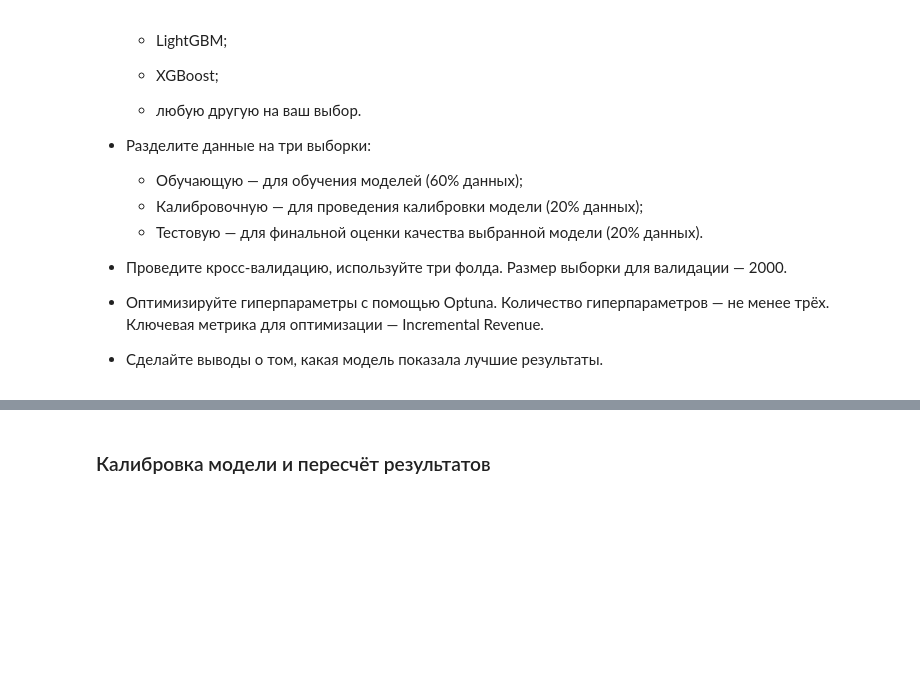
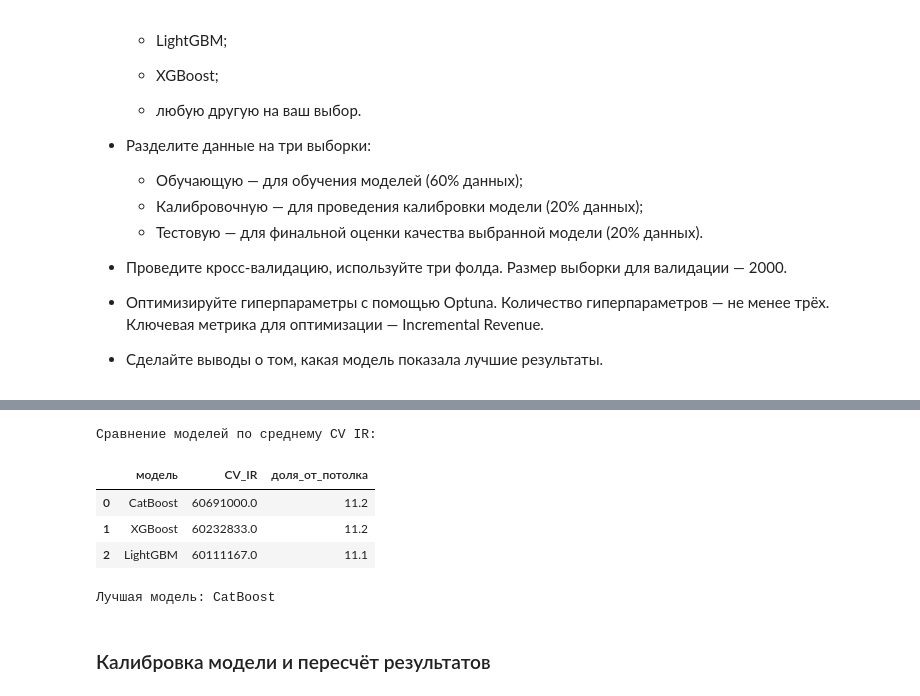
Before and after one commit to 2Myaka2/DataScience_projects, a Jupyter notebook: project4_final.ipynb, the cells around one changed output, grey strips where cells are left out. Saved outputs shown, nothing was run; the diff lists cells and outputs as text; code cells hidden in the pictures; blank space fills up the shorter version.

```diff
--- a/project4_final.ipynb
+++ b/project4_final.ipynb
@@ -1448,0 +1781,22 @@ Name: is_canceled, dtype: float64
+# %%
+def run_study(objective, model_name, n_trials=N_TRIALS):
+    study = optuna.create_study(
+        direction="maximize",
+        sampler=TPESampler(seed=RANDOM_STATE),
+        study_name=model_name,
+    )
+    start = time.time()
+    study.optimize(objective, n_trials=n_trials, show_progress_bar=True)
+    elapsed = time.time() - start
+
+    print(f"\n{model_name}")
+    print(f"  Лучший CV IR: {study.best_value:,.0f} ₽")
+    print(f"  Время:        {elapsed / 60:.1f} мин")
+    print(f"  Параметры:    {study.best_params}")
+    return study
+
+
+studies = {}
+studies["CatBoost"] = run_study(objective_catboost, "CatBoost")
+studies["LightGBM"] = run_study(objective_lightgbm, "LightGBM")
+studies["XGBoost"] = run_study(objective_xgboost, "XGBoost")
@@ -1449,3 +1983,30 @@ Name: is_canceled, dtype: float64
+# %%
+ir_ceiling_train = int(y_train.sum()) * (PER_REBOOKING - (-LOST_REV))  # выгода на отмену
+
+results = pd.DataFrame([
+    {
+        "модель": name,
+        "CV_IR": study.best_value,
+        "доля_от_потолка": study.best_value / ir_ceiling_train,
+    }
+    for name, study in studies.items()
+]).sort_values("CV_IR", ascending=False).reset_index(drop=True)
+
+results["CV_IR"] = results["CV_IR"].round(0)
+results["доля_от_потолка"] = (results["доля_от_потолка"] * 100).round(1)
+
+print("Сравнение моделей по среднему CV IR:")
+display(results)
+
+best_model_name = results.loc[0, "модель"]
+print(f"\nЛучшая модель: {best_model_name}")
+# %% [output]
+Сравнение моделей по среднему CV IR:
+|  | модель | CV_IR | доля_от_потолка |
+| 0 | CatBoost | 60691000.0 | 11.2 |
+| 1 | XGBoost | 60232833.0 | 11.2 |
+| 2 | LightGBM | 60111167.0 | 11.1 |
+Лучшая модель: CatBoost
 # %% [markdown]
 ### Калибровка модели и пересчёт результатов
 # %% [markdown]
```
Also changed, not shown: parts of 18 cells of this notebook, 6 other files.
